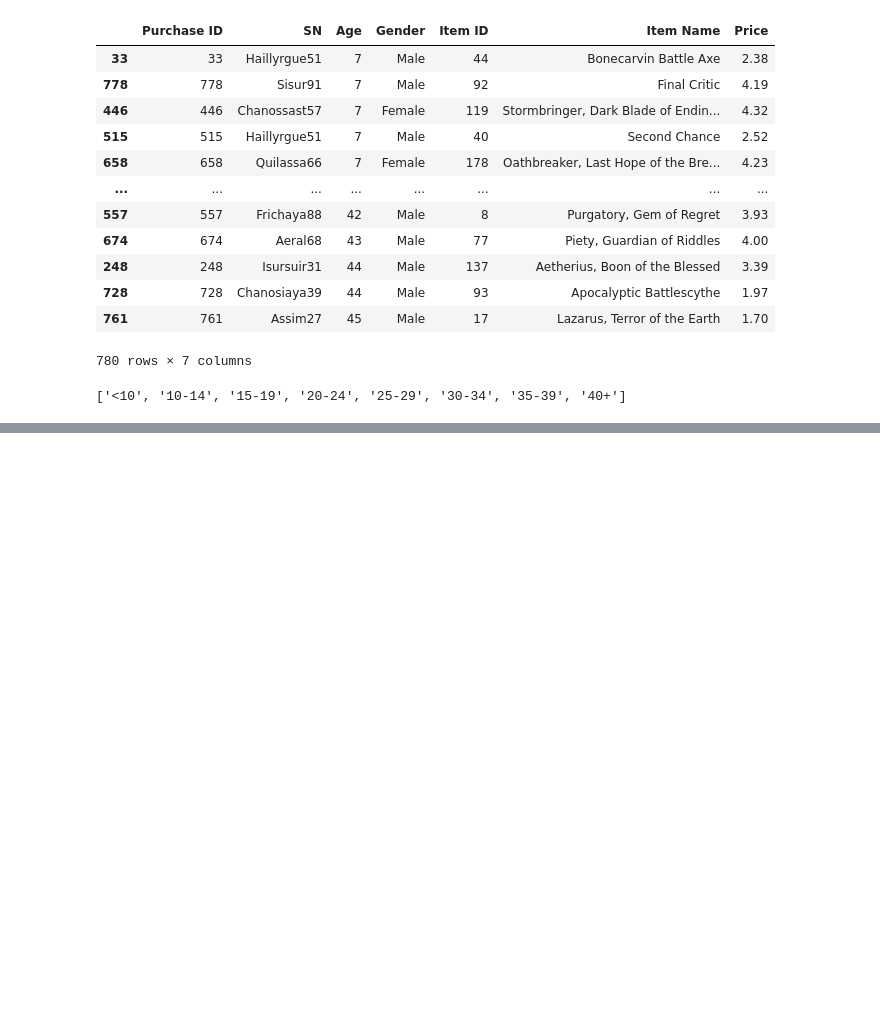
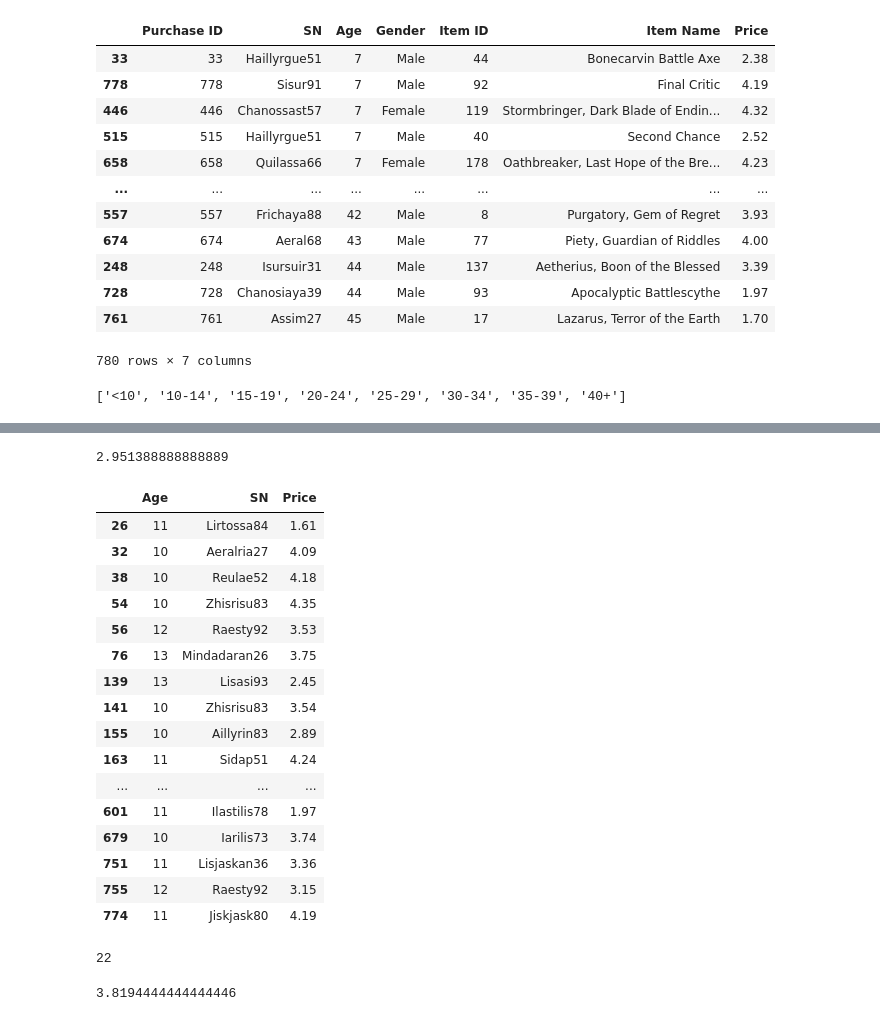
Before and after one commit to uzmabb182/Pandas-Challenge, a Jupyter notebook: HeroesOfPymoli.ipynb, the cells around one changed output, grey strips where cells are left out. Cells and saved outputs as stored; diff of their text form; code cells hidden in the pictures; blank space fills up the shorter version.

```diff
--- a/HeroesOfPymoli.ipynb
+++ b/HeroesOfPymoli.ipynb
@@ -555,0 +585,6 @@ percentage_of_players
+# %%
+total_count = 576      # as calculated above
+percentage_of_players1 = (unique_players_count1 / total_count) * 100
+percentage_of_players1
+# %% [output]
+2.951388888888889
@@ -555,0 +593,33 @@ percentage_of_players
+# %%
+lock_df2 = purchase_data_copy_df.loc[(purchase_data_df["Age Bins"]  == "10-14"), ["Age", "SN", "Price"]]
+lock_df2
+# %% [output]
+|  | Age | SN | Price |
+| 26 | 11 | Lirtossa84 | 1.61 |
+| 32 | 10 | Aeralria27 | 4.09 |
+| 38 | 10 | Reulae52 | 4.18 |
+| 54 | 10 | Zhisrisu83 | 4.35 |
+| 56 | 12 | Raesty92 | 3.53 |
+| 76 | 13 | Mindadaran26 | 3.75 |
+| 139 | 13 | Lisasi93 | 2.45 |
+| 141 | 10 | Zhisrisu83 | 3.54 |
+| 155 | 10 | Aillyrin83 | 2.89 |
+| 163 | 11 | Sidap51 | 4.24 |
+| ... | ... | ... | ... |
+| 601 | 11 | Ilastilis78 | 1.97 |
+| 679 | 10 | Iarilis73 | 3.74 |
+| 751 | 11 | Lisjaskan36 | 3.36 |
+| 755 | 12 | Raesty92 | 3.15 |
+| 774 | 11 | Jiskjask80 | 4.19 |
+# %%
+unique_players_count2 = lock_df2["SN"].unique()
+unique_players_count2 = len(unique_players_count2)
+unique_players_count2
+# %% [output]
+22
+# %%
+total_count = 576      # as calculated above
+percentage_of_players2 = (unique_players_count2 / total_count) * 100
+percentage_of_players2
+# %% [output]
+3.8194444444444446
```
Also changed, not shown: parts of 46 cells of this notebook.
